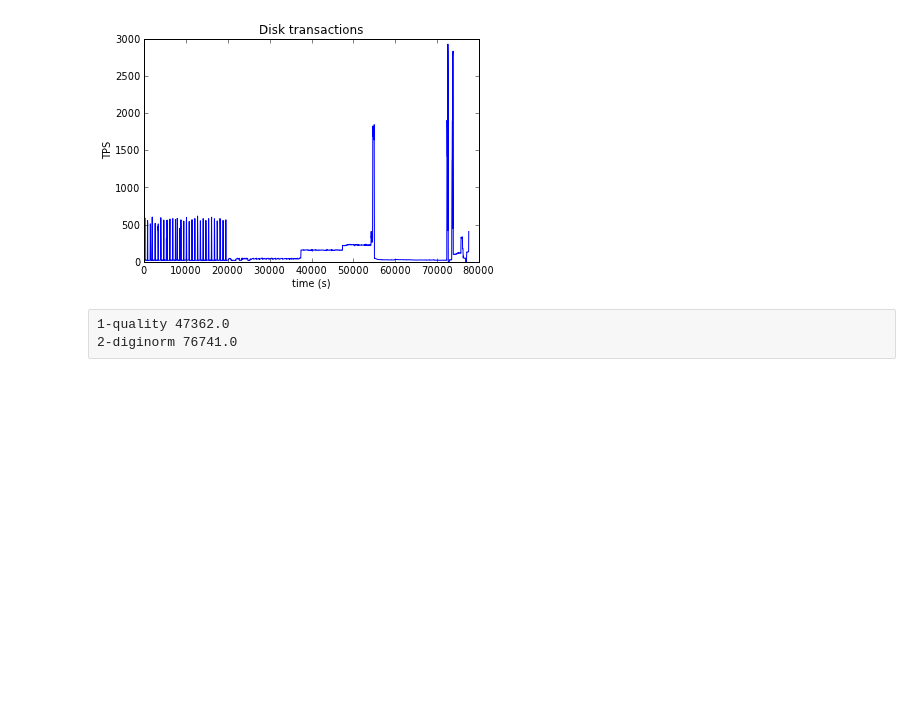
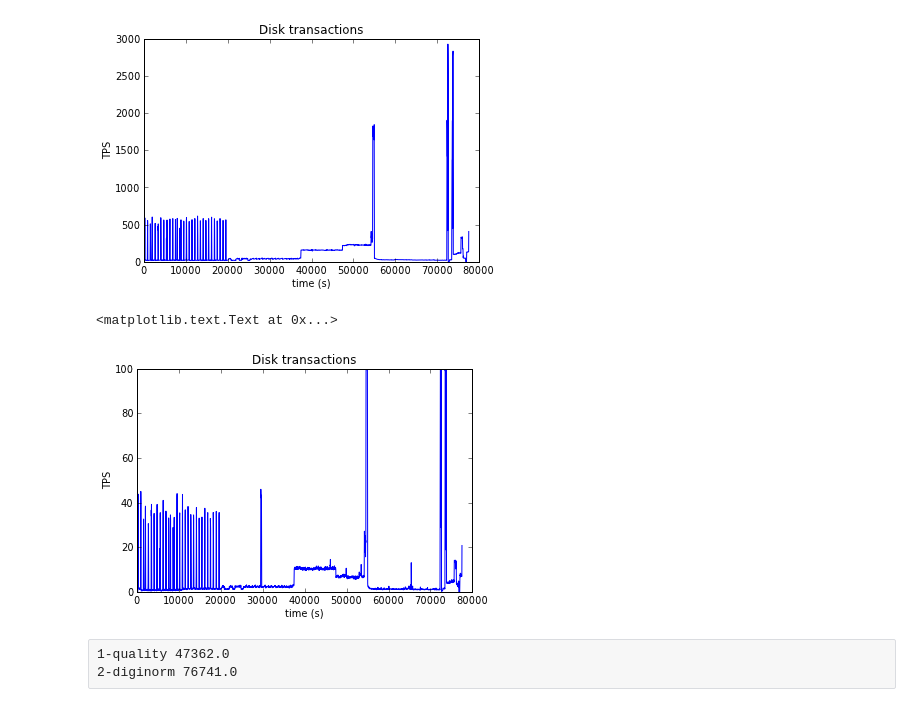
Before and after one commit to ctb/sartre, a Jupyter notebook: bench0.ipynb, the cells around one changed output. Cells and saved outputs as stored; diff of their text form; code cells hidden in the pictures; blank space fills up the shorter version.

```diff
--- a/bench0.ipynb
+++ b/bench0.ipynb
@@ -73,6 +91,14 @@ title("Disk transactions")
 # %% [output]
 <matplotlib.text.Text at 0x...>
 [figure]
+# %%
+plot(longdata[:,0], longdata[:,7])
+xlabel('time (s)')
+ylabel('TPS')
+title("Disk transactions")
+# %% [output]
+<matplotlib.text.Text at 0x...>
+[figure, added]
 # %% [raw]
 1-quality 47362.0
 2-diginorm 76741.0
```
Also changed, not shown: parts of 8 cells of this notebook, 5 other files.
